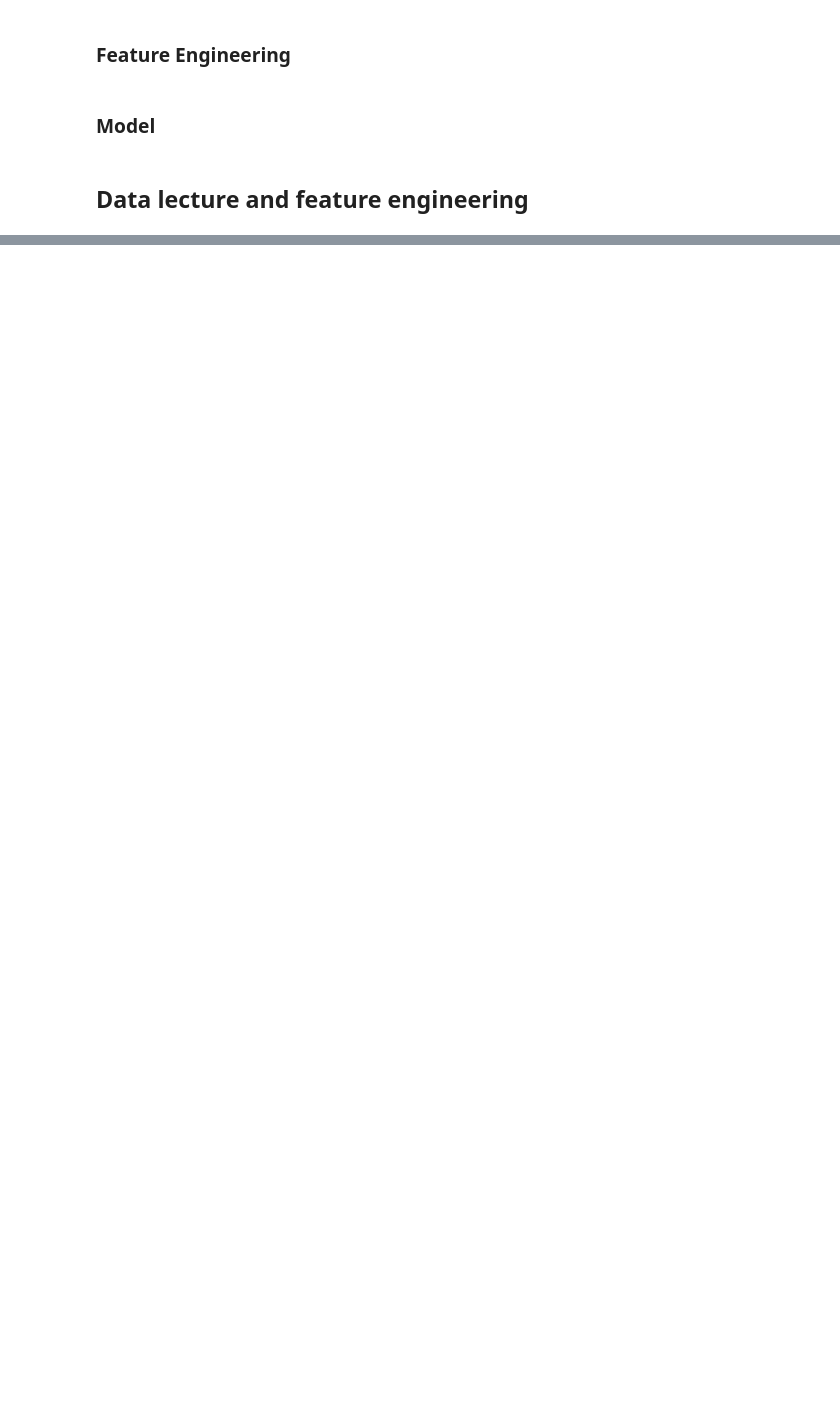
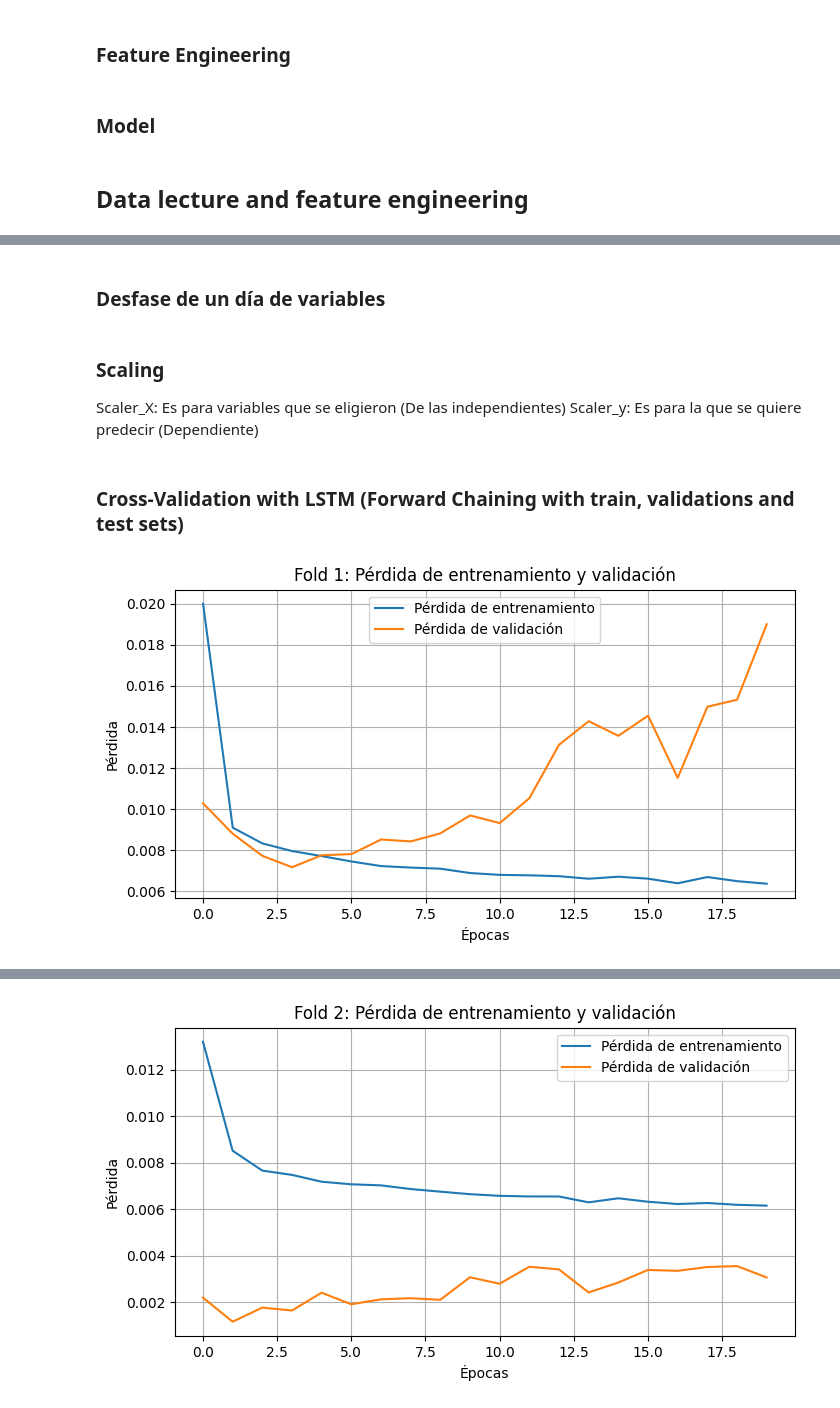
Before and after one commit to XJoseAntonioX/Air_quality_analysis_and_forecasting, a Jupyter notebook: modelo.ipynb, the cells around one changed output, grey strips where cells are left out. Saved outputs shown, nothing was run; the diff lists cells and outputs as text; code cells hidden in the pictures; blank space fills up the shorter version.

Commit message:
LSTM

```diff
--- a/modelo.ipynb
+++ b/modelo.ipynb
@@ -143,0 +51,3 @@ fig.show()
+# %%
+daily_Monterrey, festivos_df = add_holiday_feature(daily_Monterrey, 2022, 2024, country='Mexico')
+daily_Monterrey = add_weekend_feature(daily_Monterrey)
@@ -143,0 +58,27 @@ fig.show()
+# %%
+daily_Monterrey_pm10 = add_cyclic_feature(daily_Monterrey, "2022-01-03", 37, column_name="is_37_day_cycle")
+# %% [markdown]
+### Desfase de un día de variables
+# %%
+daily_Monterrey_pm10 = apply_lag(daily_Monterrey_pm10, 1, ["PM10"])
+# %% [markdown]
+### Scaling
+
+Scaler_X: Es para variables que se eligieron (De las independientes)
+Scaler_y: Es para la que se quiere predecir (Dependiente)
+# %%
+X_scaled, y_scaled, scaler_X, scaler_y = scale_dataframe(daily_Monterrey_pm10, list(daily_Monterrey_pm10.columns)[4:], "PM10", feature_range=(0, 1), return_scalers=True)
+# %% [markdown]
+### Cross-Validation with LSTM (Forward Chaining with train, validations and test sets)
+# %%
+historical_predictions, historical_real_values, cutoff_dates, mse_per_fold = time_series_lstm_cv(
+    X_scaled=X_scaled,
+    y_scaled=y_scaled,
+    scaler_y=scaler_y,
+    splits=5, # Número de folds
+    test_size=7, # Número de observaciones para testeo
+    validation_size=7, # Número de observaciones para validación
+    daily_index=daily_Monterrey.index # Fechas del dataframe
+)
+# %% [output]
+[figure, added]
@@ -143,0 +86 @@ fig.show()
+[figure, added]
```
Also changed, not shown: parts of 61 cells of this notebook, 3 other files.
